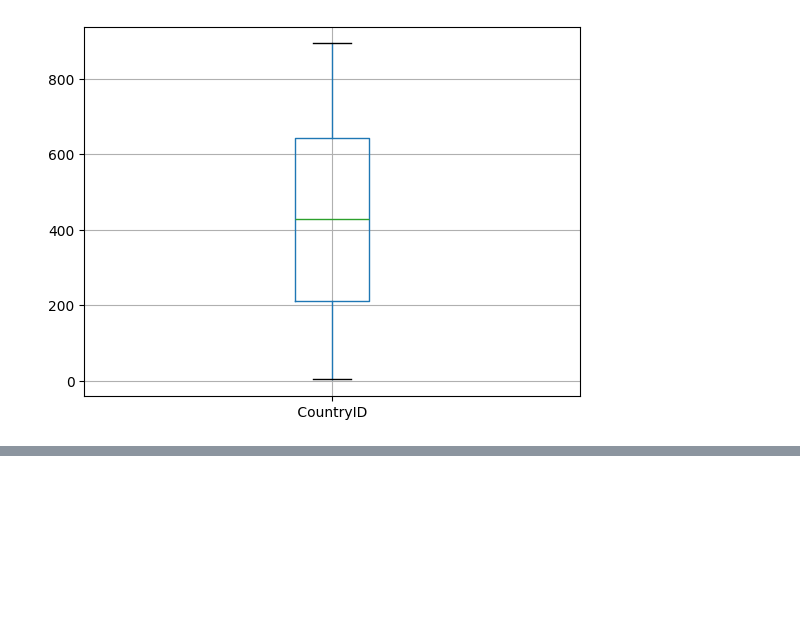
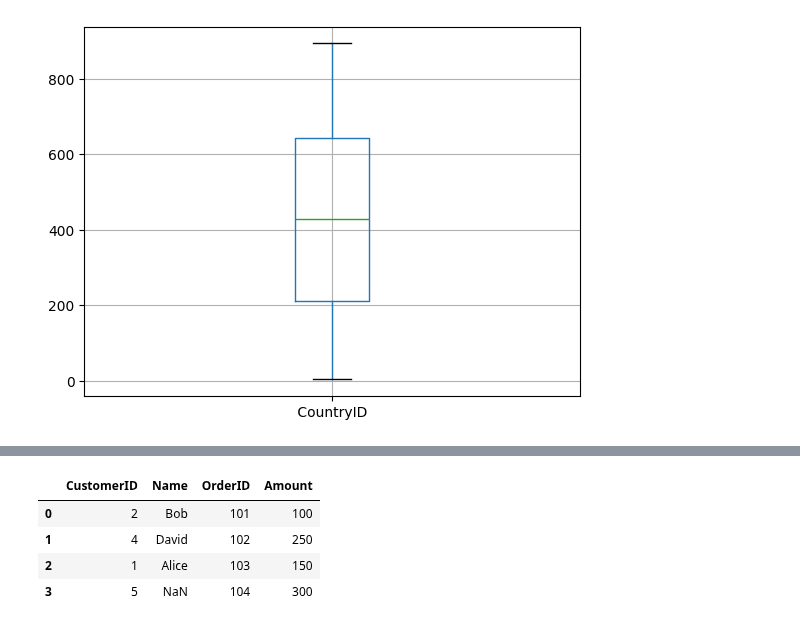
Before and after one commit to khoulaCode/machine-learning-code-orbit, a Jupyter notebook: from_sulaiman/data_maipulation_pandas.ipynb, the cells around one changed output, grey strips where cells are left out. Saved outputs shown, nothing was run; the diff lists cells and outputs as text; code cells hidden in the pictures; blank space fills up the shorter version.

```diff
--- a/from_sulaiman/data_maipulation_pandas.ipynb
+++ b/from_sulaiman/data_maipulation_pandas.ipynb
@@ -224,0 +366,8 @@ df_csv[[' CountryID ']].boxplot()
+# %%
+pd.merge(df_customers, df_orders, on='CustomerID', how='right')
+# %% [output]
+|  | CustomerID | Name | OrderID | Amount |
+| 0 | 2 | Bob | 101 | 100 |
+| 1 | 4 | David | 102 | 250 |
+| 2 | 1 | Alice | 103 | 150 |
+| 3 | 5 | NaN | 104 | 300 |
```
Also changed, not shown: parts of 27 cells of this notebook.
